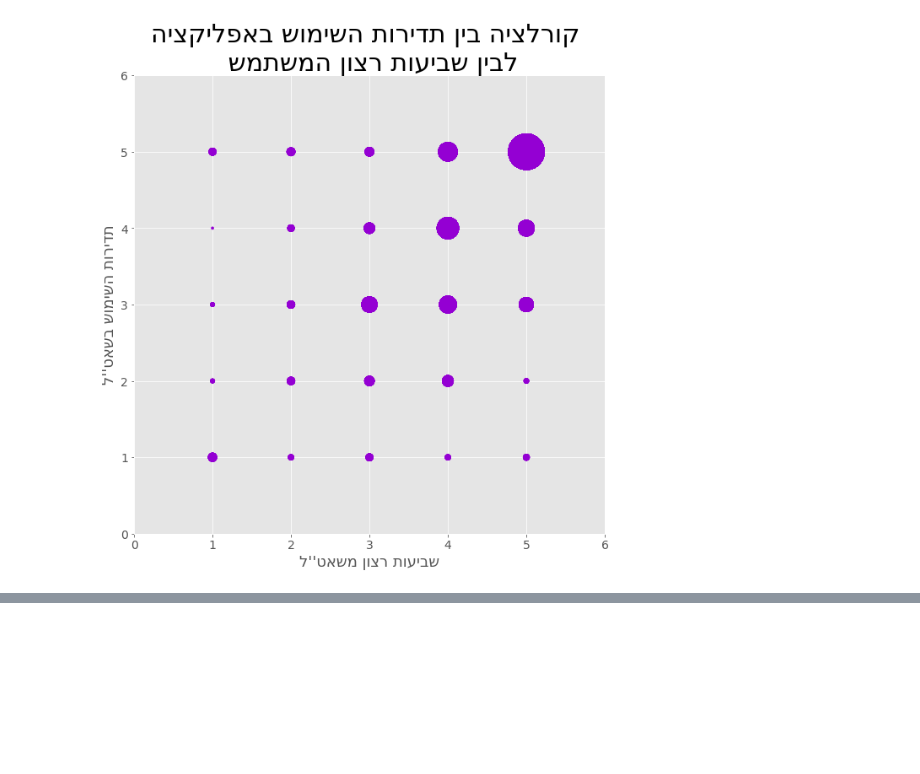
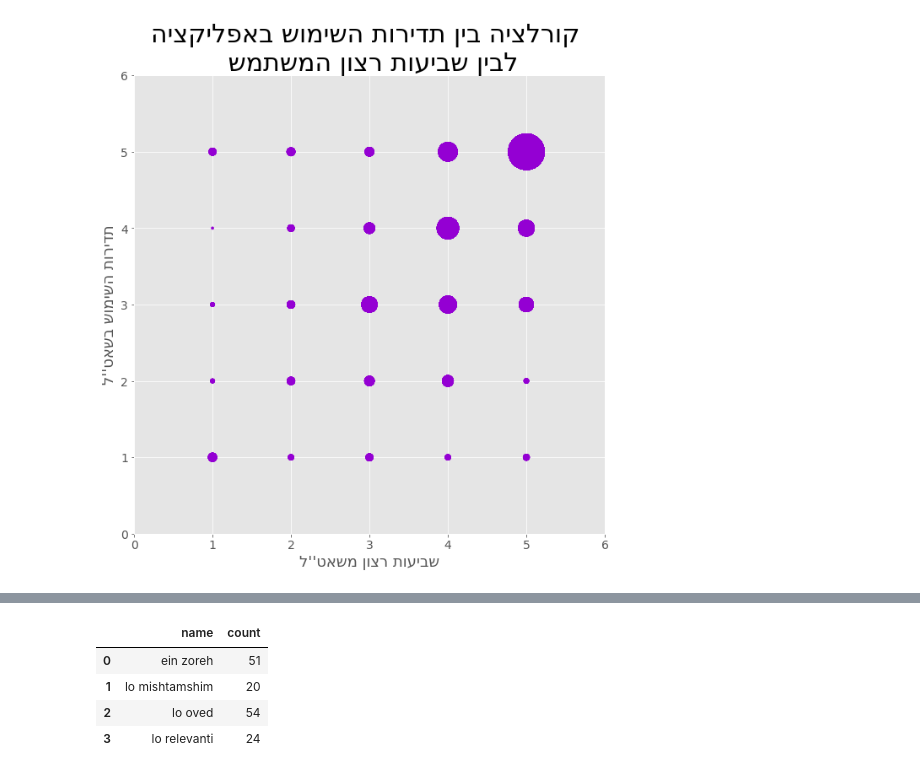
Before and after one commit to rabi320/Data-Analysis-IDF-Transportation, a Jupyter notebook: 271221.ipynb, the cells around one changed output, grey strips where cells are left out. Cells and saved outputs as stored; diff of their text form; code cells hidden in the pictures; blank space fills up the shorter version.

```diff
--- a/271221.ipynb
+++ b/271221.ipynb
@@ -94,0 +164,9 @@ all_data.columns[29]
+# %%
+sh_df = pd.DataFrame({"name":["ein zoreh","lo mishtamshim","lo oved","lo relevanti"],"count":[51,20,54,24]})
+sh_df
+# %% [output]
+|  | name | count |
+| 0 | ein zoreh | 51 |
+| 1 | lo mishtamshim | 20 |
+| 2 | lo oved | 54 |
+| 3 | lo relevanti | 24 |
```
Also changed, not shown: parts of 7 cells of this notebook.
